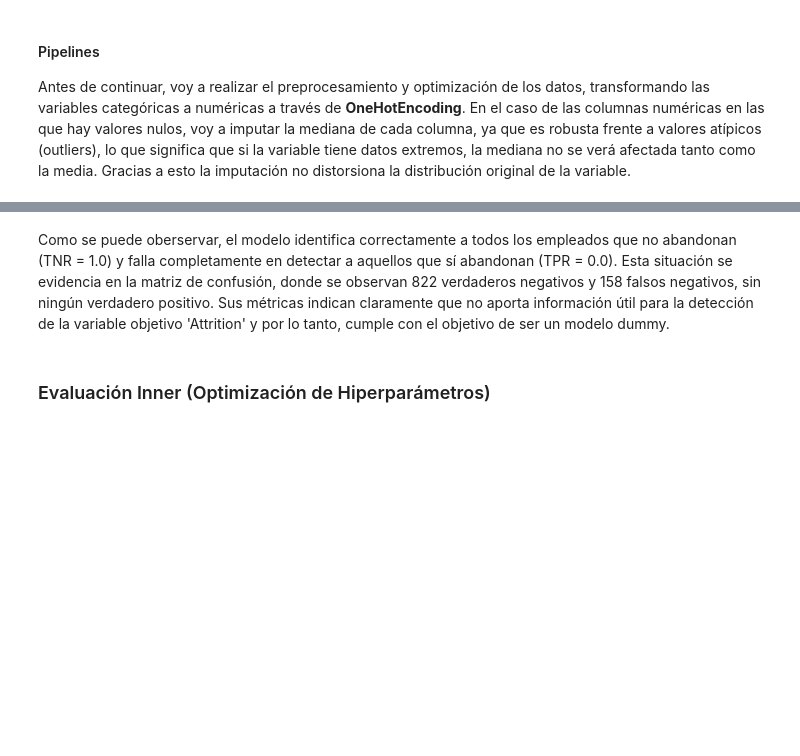
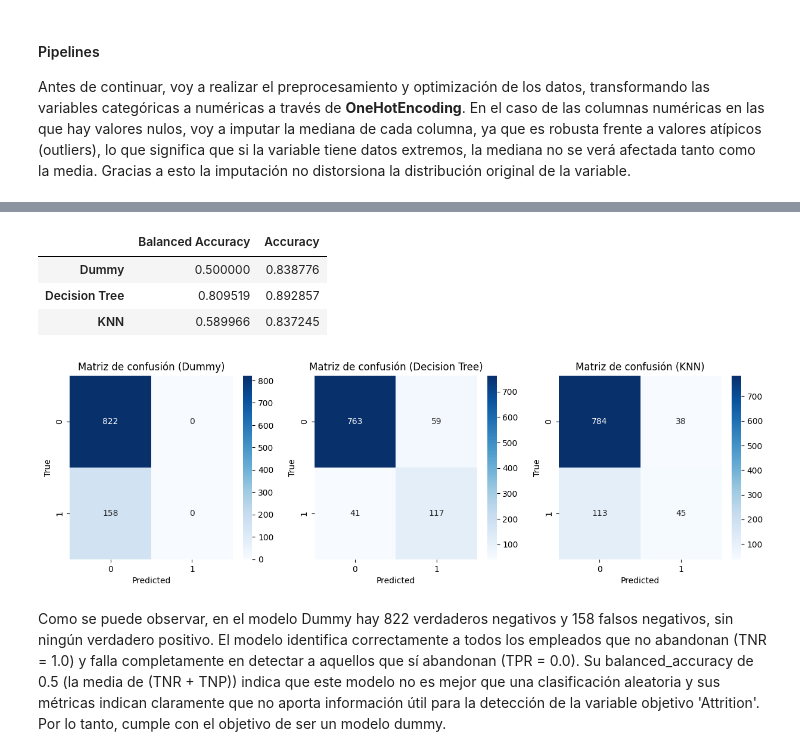
Before and after one commit to 100475757/ML_P1, a Jupyter notebook: notebook1.ipynb, the cells around one changed output, grey strips where cells are left out. Saved outputs shown, nothing was run; the diff lists cells and outputs as text; code cells hidden in the pictures; blank space fills up the shorter version.

Commit message:
"Ajustes en el inner y comparación con modelo dummy"

```diff
--- a/notebook1.ipynb
+++ b/notebook1.ipynb
@@ -229,6 +233,7 @@ numeric_columns = X.select_dtypes(include=["int64", "float64"]).columns.tolist()
 
 # Pipeline para transformar las variables categóricas
 categorical_pipeline = Pipeline(steps=[
+    ('imputer', SimpleImputer(strategy='most_frequent')),  # Imputa valores nulos con la moda
     ('onehot', OneHotEncoder(handle_unknown='ignore'))  # Transforma variables categóricas a numéricas
 ])
 
@@ -248,9 +253,5 @@ preprocessor = ColumnTransformer(transformers=[
 X_preprocessed = preprocessor.fit_transform(X)
 
 print("Forma de los datos preprocesados:", X_preprocessed.shape)
-
-# Para revisar si se han creado las columnas correctamente
-for col in categorical_columns:
-    print(f"{col}: {X[col].nunique()} categorías únicas")
 # %% [output]
 Forma de los datos preprocesados: (2940, 46)
@@ -315,0 +278,11 @@ Matriz de Confusión modelo dummy:
+# %%
+# Crear y entrenar el modelo Dummy (predice siempre la clase mayoritaria)
+dummy_clf = DummyClassifier(strategy='most_frequent', random_state=SEED)
+dummy_clf.fit(X_train, y_train)
+
+# Predicciones en el conjunto de prueba con el modelo Dummy
+y_pred_dummy = dummy_clf.predict(X_test)
+
+# Métricas para el modelo Dummy
+balanced_accuracy_dummy = balanced_accuracy_score(y_test, y_pred_dummy)
+accuracy_dummy = accuracy_score(y_test, y_pred_dummy)
@@ -316,4 +293,54 @@ Matriz de Confusión modelo dummy:
+# %%
+# Lista de modelos a evaluar
+models = {
+    "Decision Tree": DecisionTreeClassifier(random_state=SEED),
+    "KNN": KNeighborsClassifier(),
+}
+
+# Evaluar cada modelo en train usando cross-validation (5 folds)
+cv_results = {}
+
+# Almacenar los resultados del modelo Dummy
+cv_results["Dummy"] = {'Balanced Accuracy': balanced_accuracy_dummy, 'Accuracy': accuracy_dummy}
+
+
+for model_name, model in models.items():
+    # Evaluar con balanced accuracy
+    balanced_scores = cross_val_score(model, X_train, y_train, cv=5, scoring='balanced_accuracy')
+    balanced_accuracy = balanced_scores.mean()
+
+    # Evaluar con accuracy
+    accuracy_scores = cross_val_score(model, X_train, y_train, cv=5, scoring='accuracy')
+    accuracy = accuracy_scores.mean()
+
+    # Almacenar los resultados
+    cv_results[model_name] = {'Balanced Accuracy': balanced_accuracy, 'Accuracy': accuracy}
+
+# Mostrar los resultados en formato de tabla
+cv_results_df = pd.DataFrame(cv_results).T
+display(cv_results_df)
+
+# Mostrar matriz de confusión de los tres modelos (Dummy, Decision Tree, KNN)
+fig, axs = plt.subplots(1, 3, figsize=(15, 4))
+
+for i, model_name in enumerate(["Dummy", "Decision Tree", "KNN"]):
+    if model_name == "Dummy":
+        conf_matrix = confusion_matrix(y_test, y_pred_dummy)
+    else:
+        model = models[model_name]
+        model.fit(X_train, y_train)
+        y_pred = model.predict(X_test)
+        conf_matrix = confusion_matrix(y_test, y_pred)
+
+    sns.heatmap(conf_matrix, annot=True, fmt='d', cmap='Blues', ax=axs[i])
+    axs[i].set_title(f"Matriz de confusión ({model_name})")
+    axs[i].set_xlabel("Predicted")
+    axs[i].set_ylabel("True")
+# %% [output]
+|  | Balanced Accuracy | Accuracy |
+| Dummy | 0.500000 | 0.838776 |
+| Decision Tree | 0.809519 | 0.892857 |
+| KNN | 0.589966 | 0.837245 |
+[figure, added]
 # %% [markdown]
-Como se puede oberservar, el modelo identifica correctamente a todos los empleados que no abandonan (TNR = 1.0) y falla completamente en detectar a aquellos que sí abandonan (TPR = 0.0). Esta situación se evidencia en la matriz de confusión, donde se observan 822 verdaderos negativos y 158 falsos negativos, sin ningún verdadero positivo. Sus métricas indican claramente que no aporta información útil para la detección de la variable objetivo 'Attrition' y por lo tanto, cumple con el objetivo de ser un modelo dummy.
+Como se puede observar, en el modelo Dummy hay 822 verdaderos negativos y 158 falsos negativos, sin ningún verdadero positivo. El modelo identifica correctamente a todos los empleados que no abandonan (TNR = 1.0) y falla completamente en detectar a aquellos que sí abandonan (TPR = 0.0). Su balanced_accuracy de 0.5 (la media de (TNR + TNP)) indica que este modelo no es mejor que una clasificación aleatoria y sus métricas indican claramente que no aporta información útil para la detección de la variable objetivo 'Attrition'. Por lo tanto, cumple con el objetivo de ser un modelo dummy.
-# %% [markdown]
-### Evaluación Inner (Optimización de Hiperparámetros)
```
Also changed, not shown: parts of 11 cells of this notebook.
